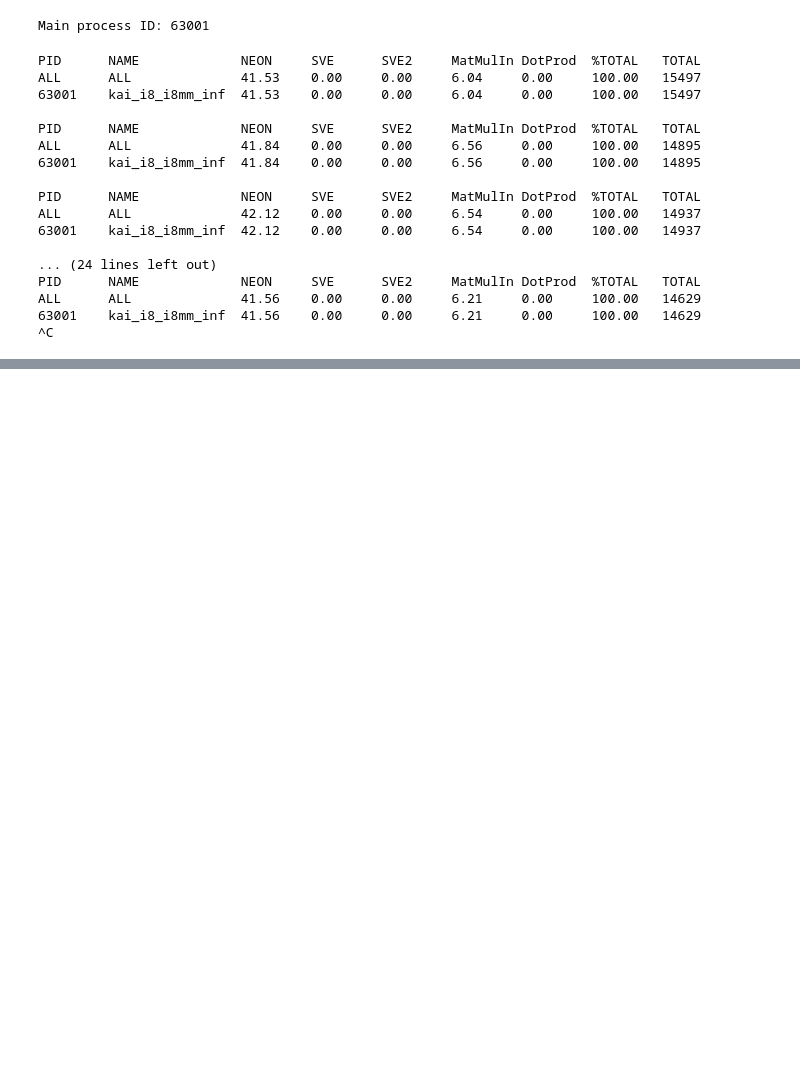
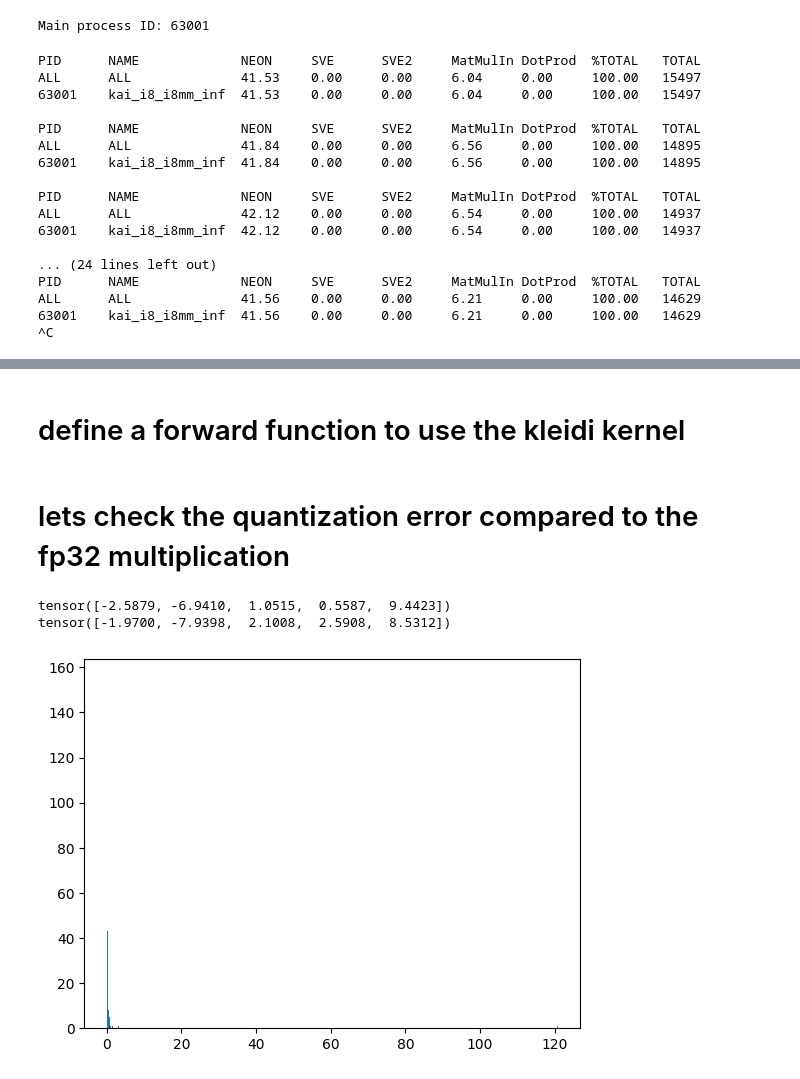
Before and after one commit to OliverGrainge/Generative_AI_on_arm, a Jupyter notebook: lab2.ipynb, the cells around one changed output, grey strips where cells are left out. Saved outputs shown, nothing was run; the diff lists cells and outputs as text; code cells hidden in the pictures; blank space fills up the shorter version.

Commit message:
adding kai torch kernel integrations into lab book

```diff
--- a/lab2.ipynb
+++ b/lab2.ipynb
@@ -754,0 +847,29 @@ os.kill(process.pid, signal.SIGTERM)
+# %%
+weight_int4pack = torch.ops.aten._kai_weight_pack_int4(w_int4x8, scales_and_zeros.float(), out_features, in_features, groupsize)
+# %% [markdown]
+# define a forward function to use the kleidi kernel
+# %%
+def linear_forward_int4_symmetric_groupwise(x, weight_int4pack, out_features, in_features):
+    origin_x_size = x.size()
+    c = torch.ops.aten._kai_input_quant_mm_int4(x, weight_int4pack, x.shape[-2],out_features, in_features, 32)
+    new_shape = origin_x_size[:-1] + (out_features,)
+    c = c.reshape(new_shape)
+    return c
+# %%
+out_kai = linear_forward_int4_symmetric_groupwise(x, weight_int4pack, out_features, in_features)
+# %% [markdown]
+# lets check the quantization error compared to the fp32 multiplication
+# %%
+out_baseline = torch.matmul(x, weight.T) # compute the baseline operation
+print(out_kai.flatten()[:5])
+print(out_baseline.flatten()[:5])
+error = (out_baseline - out_kai).abs() / out_baseline.abs()
+# %% [output]
+tensor([-2.5879, -6.9410,  1.0515,  0.5587,  9.4423])
+tensor([-1.9700, -7.9398,  2.1008,  2.5908,  8.5312])
+# %%
+import matplotlib.pyplot as plt
+plt.hist(error.flatten().numpy(), bins=1000)
+plt.show()
+# %% [output]
+[figure, added]
```
Also changed, not shown: parts of 17 cells of this notebook.
